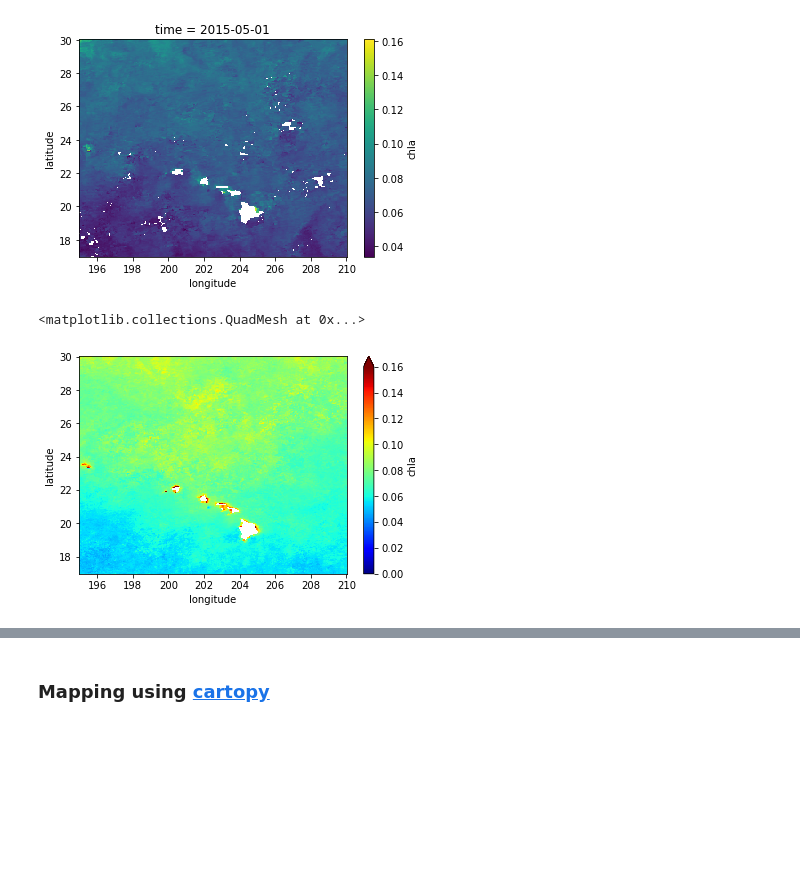
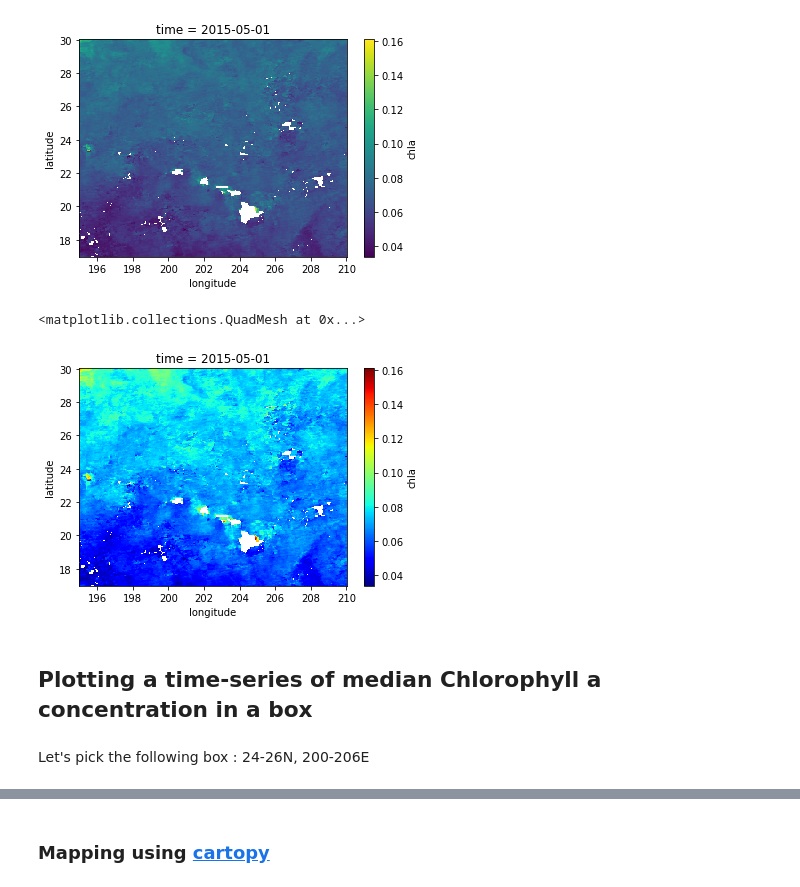
Before and after one commit to nicolasfauchereau/oceanwatch, a Jupyter notebook: oceanwatch_Python.ipynb, the cells around one changed output, grey strips where cells are left out. Saved outputs shown, nothing was run; the diff lists cells and outputs as text; code cells hidden in the pictures; blank space fills up the shorter version.

Commit message:
added time-series plot

```diff
--- a/oceanwatch_Python.ipynb
+++ b/oceanwatch_Python.ipynb
@@ -99,7 +100,11 @@ dset.sel(time='2015-05-01')['chla'].plot()
 <matplotlib.collections.QuadMesh at 0x...>
 [figure]
 # %%
-dset['chla'].median('time').plot(vmin=0, vmax=0.16, cmap=plt.get_cmap('jet'))
+dset.sel(time='2015-05-01')['chla'].plot(cmap=plt.cm.jet)
 # %% [output]
 <matplotlib.collections.QuadMesh at 0x...>
-[figure, old version]
+[figure, new version]
+# %% [markdown]
+## Plotting a time-series of median Chlorophyll a concentration in a box
+# %% [markdown]
+Let's pick the following box : 24-26N, 200-206E
```
Also changed, not shown: parts of 9 cells of this notebook.
